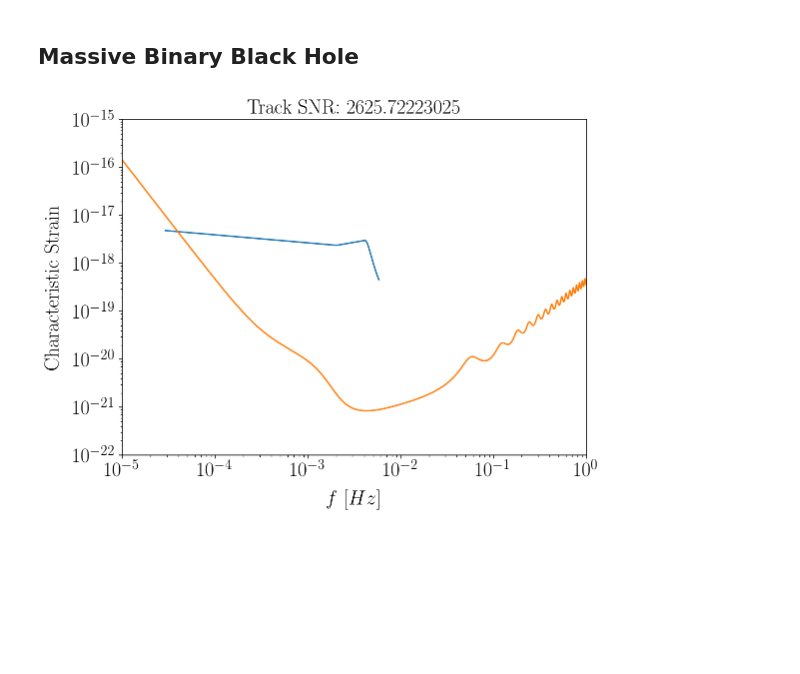
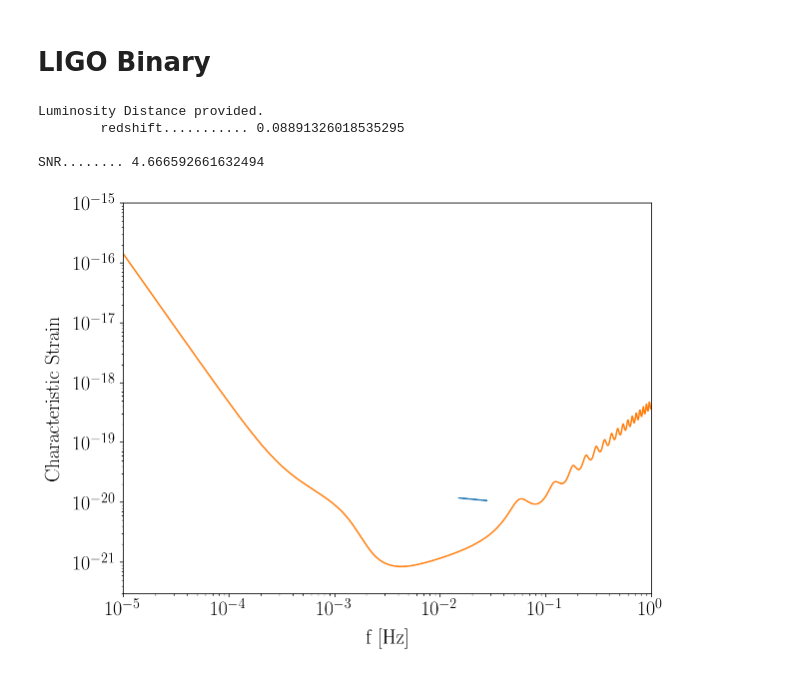
Before and after one commit to eXtremeGravityInstitute/LISA_Sensitivity, a Jupyter notebook: LISA_Sensitivity.ipynb, the cells around one changed output. Drawn from its saved outputs; the diff is of its cells as text; code cells hidden in the pictures; blank space fills up the shorter version.

```diff
--- a/LISA_Sensitivity.ipynb
+++ b/LISA_Sensitivity.ipynb
@@ -87,0 +35,14 @@ np.savetxt(out_file,(np.vstack((f, np.sqrt(f*Sn))).T), delimiter=' ')
+# %%
+m1 = 0.5e6*pa.TSUN
+m2 = 0.5e6*pa.TSUN
+z = 3.0
+T_merge = 1.*li.YEAR
+
+binary = wt.Binary(m1, m2, z=z)
+binary.T_merge = T_merge
+binary.SetFreqBounds(lisa)
+
+freqs, X_char = binary.CalcStrain(lisa)
+snr = binary.CalcSNR(freqs, X_char, lisa)
+print("\nSNR........ {}".format(snr))
+binary.PlotStrain(freqs, X_char, lisa)
@@ -87,0 +55,14 @@ np.savetxt(out_file,(np.vstack((f, np.sqrt(f*Sn))).T), delimiter=' ')
+# %%
+m1 = 0.5e6*pa.TSUN
+m2 = 0.5e6*pa.TSUN
+z = 3.0
+T_merge = 1.*li.YEAR
+
+binary = wt.Binary(m1, m2, z=z)
+binary.T_merge = T_merge
+binary.SetFreqBounds(lisa)
+
+freqs, X_char = binary.CalcStrain(lisa, 0.5, 2.3)
+snr = binary.CalcSNR(freqs, X_char, lisa)
+print("\nSNR........ {}".format(snr))
+binary.PlotStrain(freqs, X_char, lisa)
@@ -88,14 +101,22 @@ np.savetxt(out_file,(np.vstack((f, np.sqrt(f*Sn))).T), delimiter=' ')
 # %% [markdown]
-## Massive Binary Black Hole
+# LIGO Binary
-# %%
-m1 = 0.5e6*LISA.TSUN # leading coefficient is the
-m2 = 0.5e6*LISA.TSUN #   mass in terms of solar mass
-
-D_lum    = None         # Luminosity Distance, meters
-z        = 3.           # Redshift
-T_merger = 1.*LISA.YEAR # time to merger
-f_start  = None         # start frequency
-
-LISA.calculate_plot_source(m1, m2, constants, Dl=D_lum, z=z, T_merger=T_merger, f_start=f_start)
-# %% [output]
-[figure, removed]
+# %%
+m1 = 36.0*pa.TSUN
+m2 = 29.0*pa.TSUN
+Dl = 410.*wt.MPC
+T_merge = 5.*li.YEAR
+
+binary = wt.Binary(m1, m2, Dl=Dl)
+binary.T_merge = T_merge
+binary.SetFreqBounds(lisa)
+
+freqs, X_char = binary.CalcStrain(lisa)
+snr = binary.CalcSNR(freqs, X_char, lisa)
+print("\nSNR........ {}".format(snr))
+binary.PlotStrain(freqs, X_char, lisa)
+# %% [output]
+Luminosity Distance provided.
+        redshift........... 0.08891326018535295
+
+SNR........ 4.666592661632494
+[figure, added]
```
Also changed, not shown: parts of 28 cells of this notebook.
